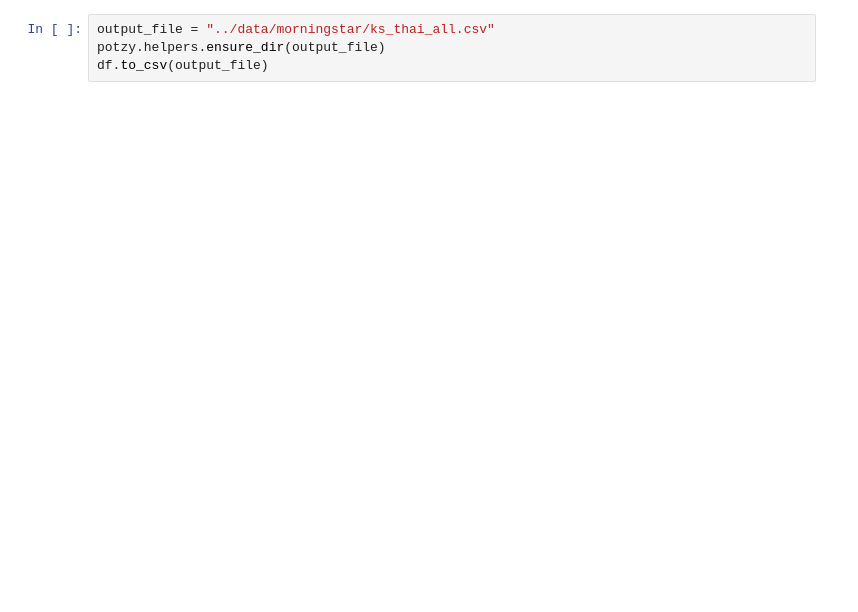
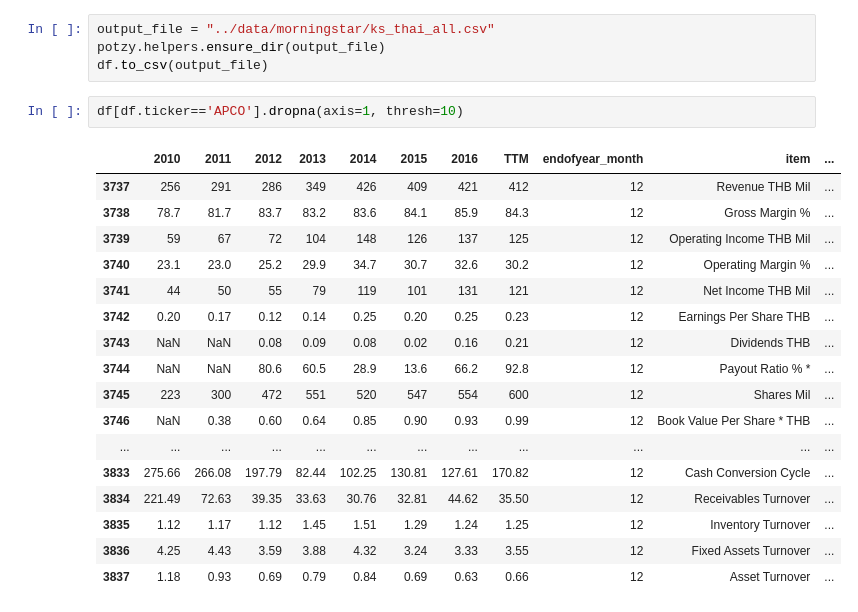
Before and after one commit to dsysbydx/project-potzy, a Jupyter notebook: notebook/load_data_from_morningstar.ipynb, the cells around one changed output. Cells and saved outputs as stored; diff of their text form; blank space fills up the shorter version.

```diff
--- a/notebook/load_data_from_morningstar.ipynb
+++ b/notebook/load_data_from_morningstar.ipynb
@@ -67,3 +67,23 @@ len(bad_tickers),len(df.ticker.unique())
 output_file = "../data/morningstar/ks_thai_all.csv"
 potzy.helpers.ensure_dir(output_file)
 df.to_csv(output_file)
+# %%
+df[df.ticker=='APCO'].dropna(axis=1, thresh=10)
+# %% [output]
+|  | 2010 | 2011 | 2012 | 2013 | 2014 | 2015 | 2016 | TTM | endofyear_month | item | ... |
+| 3737 | 256 | 291 | 286 | 349 | 426 | 409 | 421 | 412 | 12 | Revenue THB Mil | ... |
+| 3738 | 78.7 | 81.7 | 83.7 | 83.2 | 83.6 | 84.1 | 85.9 | 84.3 | 12 | Gross Margin % | ... |
+| 3739 | 59 | 67 | 72 | 104 | 148 | 126 | 137 | 125 | 12 | Operating Income THB Mil | ... |
+| 3740 | 23.1 | 23.0 | 25.2 | 29.9 | 34.7 | 30.7 | 32.6 | 30.2 | 12 | Operating Margin % | ... |
+| 3741 | 44 | 50 | 55 | 79 | 119 | 101 | 131 | 121 | 12 | Net Income THB Mil | ... |
+| 3742 | 0.20 | 0.17 | 0.12 | 0.14 | 0.25 | 0.20 | 0.25 | 0.23 | 12 | Earnings Per Share THB | ... |
+| 3743 | NaN | NaN | 0.08 | 0.09 | 0.08 | 0.02 | 0.16 | 0.21 | 12 | Dividends THB | ... |
+| 3744 | NaN | NaN | 80.6 | 60.5 | 28.9 | 13.6 | 66.2 | 92.8 | 12 | Payout Ratio % * | ... |
+| 3745 | 223 | 300 | 472 | 551 | 520 | 547 | 554 | 600 | 12 | Shares Mil | ... |
+| 3746 | NaN | 0.38 | 0.60 | 0.64 | 0.85 | 0.90 | 0.93 | 0.99 | 12 | Book Value Per Share * THB | ... |
+| ... | ... | ... | ... | ... | ... | ... | ... | ... | ... | ... | ... |
+| 3833 | 275.66 | 266.08 | 197.79 | 82.44 | 102.25 | 130.81 | 127.61 | 170.82 | 12 | Cash Conversion Cycle | ... |
+| 3834 | 221.49 | 72.63 | 39.35 | 33.63 | 30.76 | 32.81 | 44.62 | 35.50 | 12 | Receivables Turnover | ... |
+| 3835 | 1.12 | 1.17 | 1.12 | 1.45 | 1.51 | 1.29 | 1.24 | 1.25 | 12 | Inventory Turnover | ... |
+| 3836 | 4.25 | 4.43 | 3.59 | 3.88 | 4.32 | 3.24 | 3.33 | 3.55 | 12 | Fixed Assets Turnover | ... |
+| 3837 | 1.18 | 0.93 | 0.69 | 0.79 | 0.84 | 0.69 | 0.63 | 0.66 | 12 | Asset Turnover | ... |
```
Also changed, not shown: parts of 8 cells of this notebook, 4 other files.
